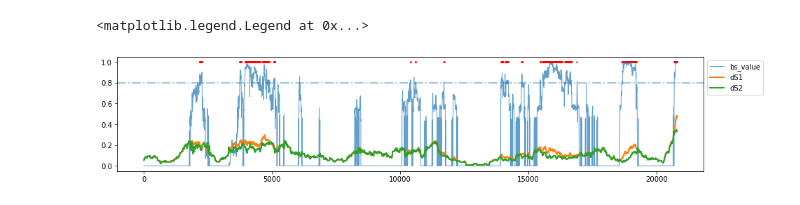
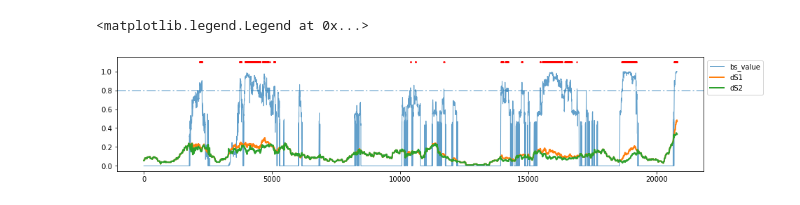
Before and after one commit to DuLab-SYSU/NSRecomb, a Jupyter notebook: results.ipynb, the cells around one changed output. Saved outputs shown, nothing was run; the diff lists cells and outputs as text; code cells hidden in the pictures.

```diff
--- a/results.ipynb
+++ b/results.ipynb
@@ -10,10 +7,19 @@ with open('bin/log') as f:
 # %%
-new_res = []
-ids = []
-for k, v in res.items():
-    for v_i in v:
-        ids.append(int(k))
-        new_res.append(v_i)
+def parse_log(_in):
+    with open(_in) as f:
+        res = json.load(f)
+
+    new_res = []
+    ids = []
+    for k, v in res.items():
+        for v_i in v:
+            ids.append(int(k))
+            new_res.append(v_i)
+    return ids, new_res
+# %%
+ids, new_res = parse_log('bin/log')
 # %%
 df = pd.DataFrame(new_res, columns=['query', 'backbone', 'subject', 'bs_value', 'dS1', 'dS2'])
-df['start'] = ids
+df['site'] = ids
+
+df.head()
@@ -29,13 +33,13 @@ df.head()
 # %%
-keep_ = df[(df.dS1 > df.dS2) & (df.bs_value > 0.8)].start
+keep_ = df[(df.dS1 > df.dS2) & (df.bs_value > 0.8)].site
 # %%
 plt.figure(figsize=(15, 3))
-plt.plot(df.start, df.bs_value, label='bs_value', linewidth=1, alpha=0.7)
-plt.plot(df.start, df.dS1, label='dS1', linewidth=2)
-plt.plot(df.start, df.dS2, label='dS2', linewidth=2)
+plt.plot(df.site, df.bs_value, label='bs_value', linewidth=1, alpha=0.7)
+plt.plot(df.site, df.dS1, label='dS1', linewidth=2)
+plt.plot(df.site, df.dS2, label='dS2', linewidth=2)
 plt.axhline(0.8, linewidth=2, alpha=0.4, linestyle='-.')
-plt.scatter(x=keep_, y=[1]*len(keep_), s=2, c='r')
+plt.scatter(x=keep_, y=[1.1]*len(keep_), s=2, c='r')
 plt.legend(loc='upper left', bbox_to_anchor=(1, 1))
 # %% [output]
 <matplotlib.legend.Legend at 0x...>
-[figure, old version]
+[figure, new version]
```
Also changed, not shown: parts of 6 cells of this notebook, 2 other files.
